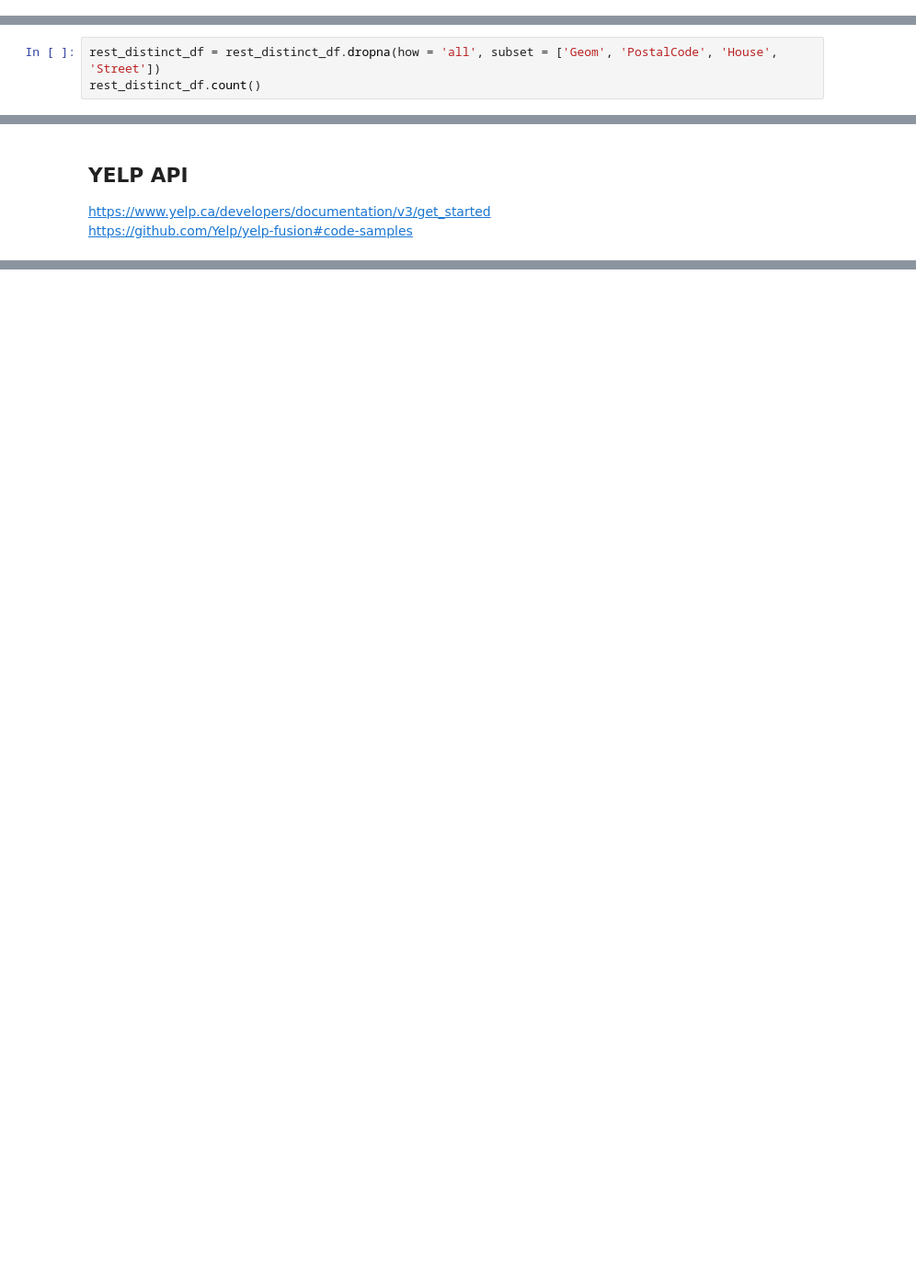
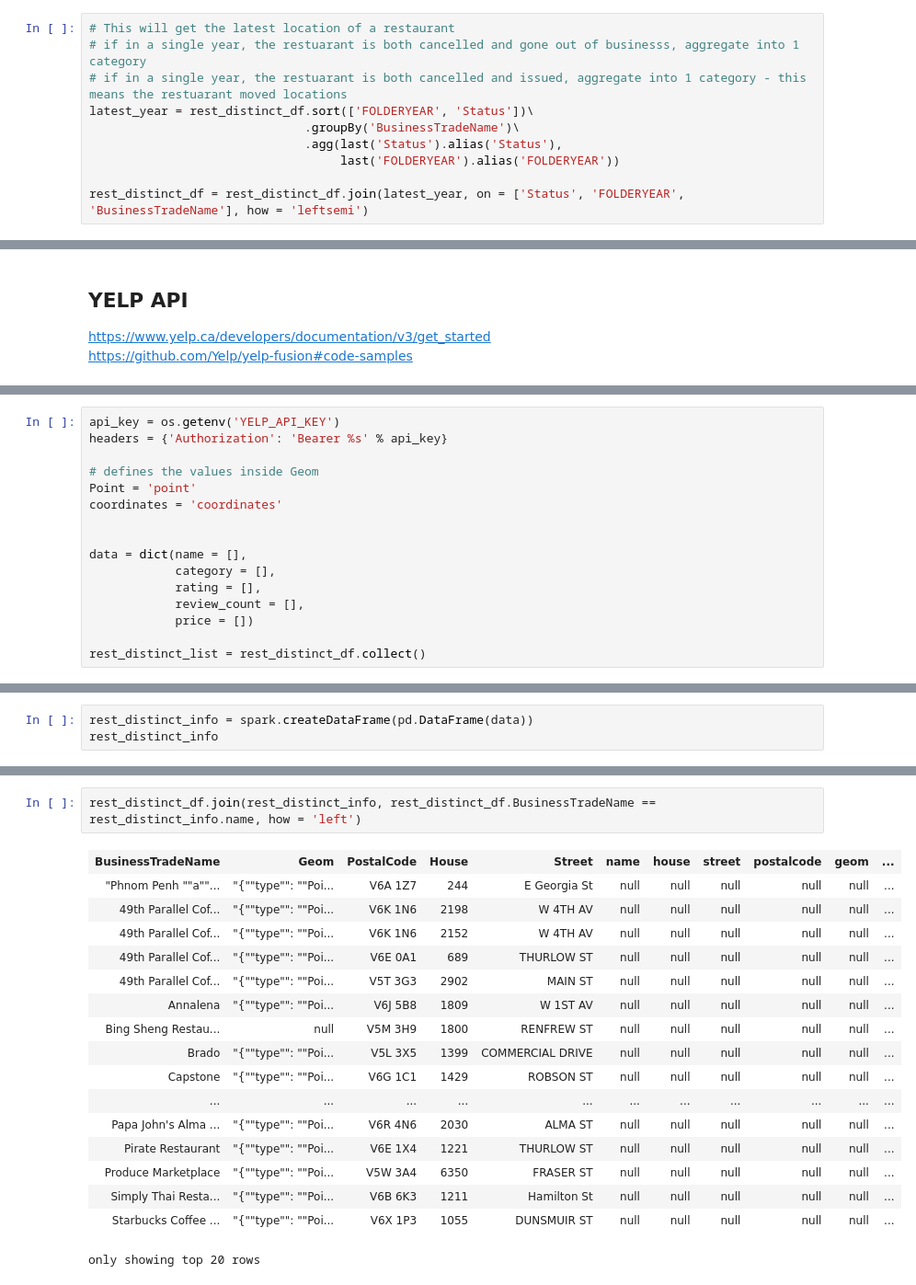
Before and after one commit to bradentam/vancouver_restaurants_project, a Jupyter notebook: eda.ipynb, the cells around one changed output, grey strips where cells are left out. Shown: that part at 92% size. Drawn from its saved outputs; the diff is of its cells as text; blank space fills up the shorter version.

```diff
--- a/eda.ipynb
+++ b/eda.ipynb
@@ -161,3 +219,13 @@ rest_distinct_df = licences_rest_df.select(['BusinessTradeName', 'Geom', 'Postal
+# %%
+# This will get the latest location of a restaurant
+# if in a single year, the restuarant is both cancelled and gone out of businesss, aggregate into 1 category
+# if in a single year, the restuarant is both cancelled and issued, aggregate into 1 category - this means the restuarant moved locations
+latest_year = rest_distinct_df.sort(['FOLDERYEAR', 'Status'])\
+                              .groupBy('BusinessTradeName')\
+                              .agg(last('Status').alias('Status'),
+                                   last('FOLDERYEAR').alias('FOLDERYEAR'))
+
+rest_distinct_df = rest_distinct_df.join(latest_year, on = ['Status', 'FOLDERYEAR', 'BusinessTradeName'], how = 'leftsemi')
 # %%
 rest_distinct_df.count()
 # %% [output]
@@ -177,3 +232,0 @@ rest_distinct_df.filter('Geom is null').filter('PostalCode is null').filter('Hou
-# %%
-rest_distinct_df = rest_distinct_df.dropna(how = 'all', subset = ['Geom', 'PostalCode', 'House', 'Street'])
-rest_distinct_df.count()
@@ -196 +266,17 @@ eval(eval(test[1].Geom))#[coordinates]
+# %%
+api_key = os.getenv('YELP_API_KEY')
+headers = {'Authorization': 'Bearer %s' % api_key}
+
+# defines the values inside Geom
+Point = 'point'
+coordinates = 'coordinates'
+
+
+data = dict(name = [],
+            category = [],
+            rating = [],
+            review_count = [],
+            price = [])
+
+rest_distinct_list = rest_distinct_df.collect()
 # %%
@@ -329,0 +469,3 @@ requests.get('https://api.yelp.com/v3/businesses/search')
+# %%
+rest_distinct_info = spark.createDataFrame(pd.DataFrame(data))
+rest_distinct_info
@@ -329,0 +484,20 @@ requests.get('https://api.yelp.com/v3/businesses/search')
+# %%
+rest_distinct_df.join(rest_distinct_info, rest_distinct_df.BusinessTradeName == rest_distinct_info.name, how = 'left')
+# %% [output]
+| BusinessTradeName | Geom | PostalCode | House | Street | name | house | street | postalcode | geom | ... |
+| "Phnom Penh ""a""... | "{""type"": ""Poi... | V6A 1Z7 | 244 | E Georgia St | null | null | null | null | null | ... |
+| 49th Parallel Cof... | "{""type"": ""Poi... | V6K 1N6 | 2198 | W 4TH AV | null | null | null | null | null | ... |
+| 49th Parallel Cof... | "{""type"": ""Poi... | V6K 1N6 | 2152 | W 4TH AV | null | null | null | null | null | ... |
+| 49th Parallel Cof... | "{""type"": ""Poi... | V6E 0A1 | 689 | THURLOW ST | null | null | null | null | null | ... |
+| 49th Parallel Cof... | "{""type"": ""Poi... | V5T 3G3 | 2902 | MAIN ST | null | null | null | null | null | ... |
+| Annalena | "{""type"": ""Poi... | V6J 5B8 | 1809 | W 1ST AV | null | null | null | null | null | ... |
+| Bing Sheng Restau... | null | V5M 3H9 | 1800 | RENFREW ST | null | null | null | null | null | ... |
+| Brado | "{""type"": ""Poi... | V5L 3X5 | 1399 | COMMERCIAL DRIVE | null | null | null | null | null | ... |
+| Capstone | "{""type"": ""Poi... | V6G 1C1 | 1429 | ROBSON ST | null | null | null | null | null | ... |
+| ... | ... | ... | ... | ... | ... | ... | ... | ... | ... | ... |
+| Papa John's Alma ... | "{""type"": ""Poi... | V6R 4N6 | 2030 | ALMA ST | null | null | null | null | null | ... |
+| Pirate Restaurant | "{""type"": ""Poi... | V6E 1X4 | 1221 | THURLOW ST | null | null | null | null | null | ... |
+| Produce Marketplace | "{""type"": ""Poi... | V5W 3A4 | 6350 | FRASER ST | null | null | null | null | null | ... |
+| Simply Thai Resta... | "{""type"": ""Poi... | V6B 6K3 | 1211 | Hamilton St | null | null | null | null | null | ... |
+| Starbucks Coffee ... | "{""type"": ""Poi... | V6X 1P3 | 1055 | DUNSMUIR ST | null | null | null | null | null | ... |
+only showing top 20 rows
```
Also changed, not shown: parts of 62 cells of this notebook.
